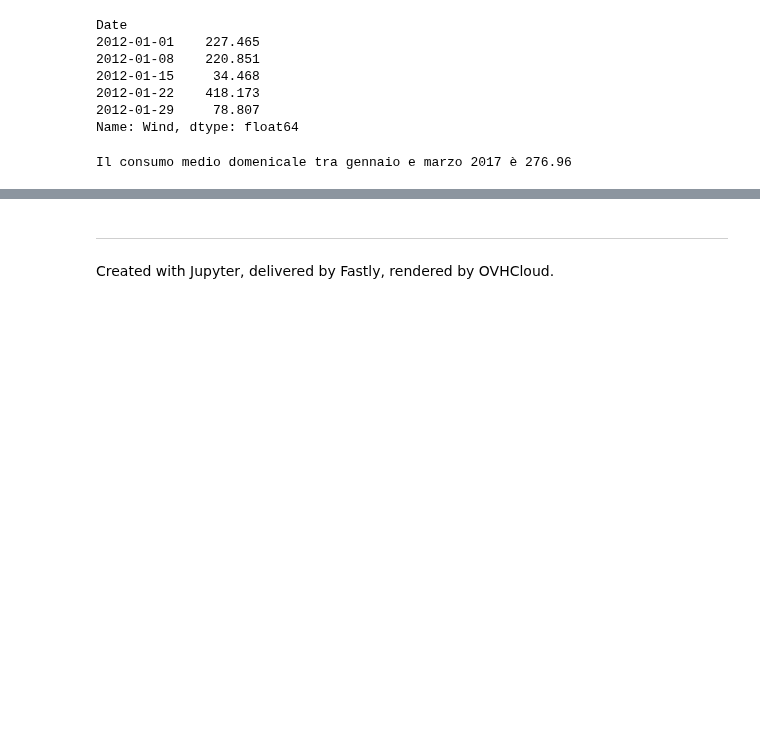
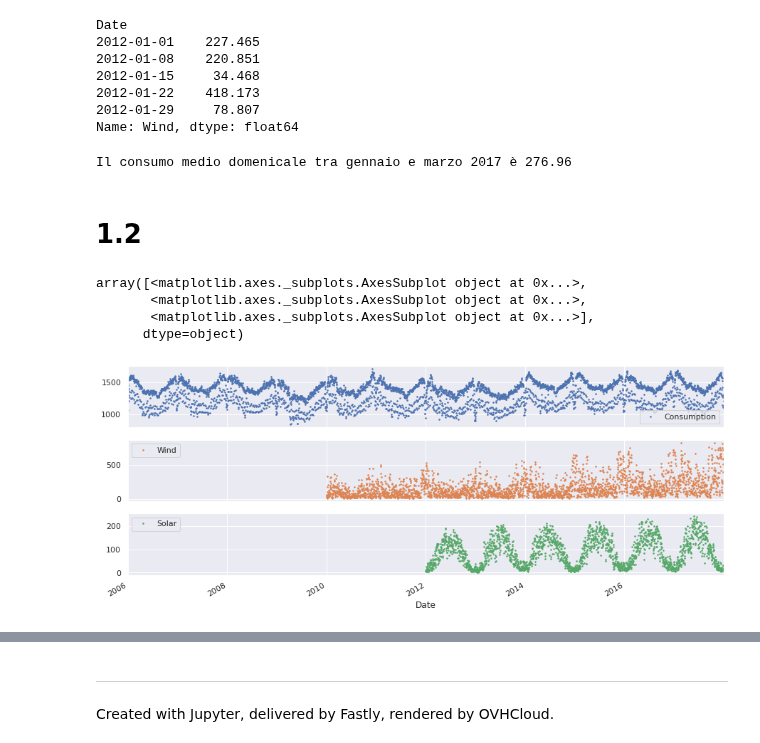
Before and after one commit to fbagattini/Lezioni, a Jupyter notebook: Soluzioni.ipynb, the cells around one changed output, grey strips where cells are left out. Drawn from its saved outputs; the diff is of its cells as text; code cells hidden in the pictures; blank space fills up the shorter version.

```diff
--- a/Soluzioni.ipynb
+++ b/Soluzioni.ipynb
@@ -80,3 +80,18 @@ x = df_sunday_wind['2017-01':'2017-03'].mean()
 print(f'Il consumo medio domenicale tra gennaio e marzo 2017 è {x:.2f}')
 # %% [output]
 Il consumo medio domenicale tra gennaio e marzo 2017 è 276.96
+# %% [markdown]
+1.2
+===
+# %%
+df.plot(figsize=(15, 6),
+        marker='.',
+        markersize=3,
+        linestyle='',
+        subplots=True)
+# %% [output]
+array([<matplotlib.axes._subplots.AxesSubplot object at 0x...>,
+       <matplotlib.axes._subplots.AxesSubplot object at 0x...>,
+       <matplotlib.axes._subplots.AxesSubplot object at 0x...>],
+      dtype=object)
+[figure, added]
```
Also changed, not shown: parts of 14 cells of this notebook, 1 other file.
